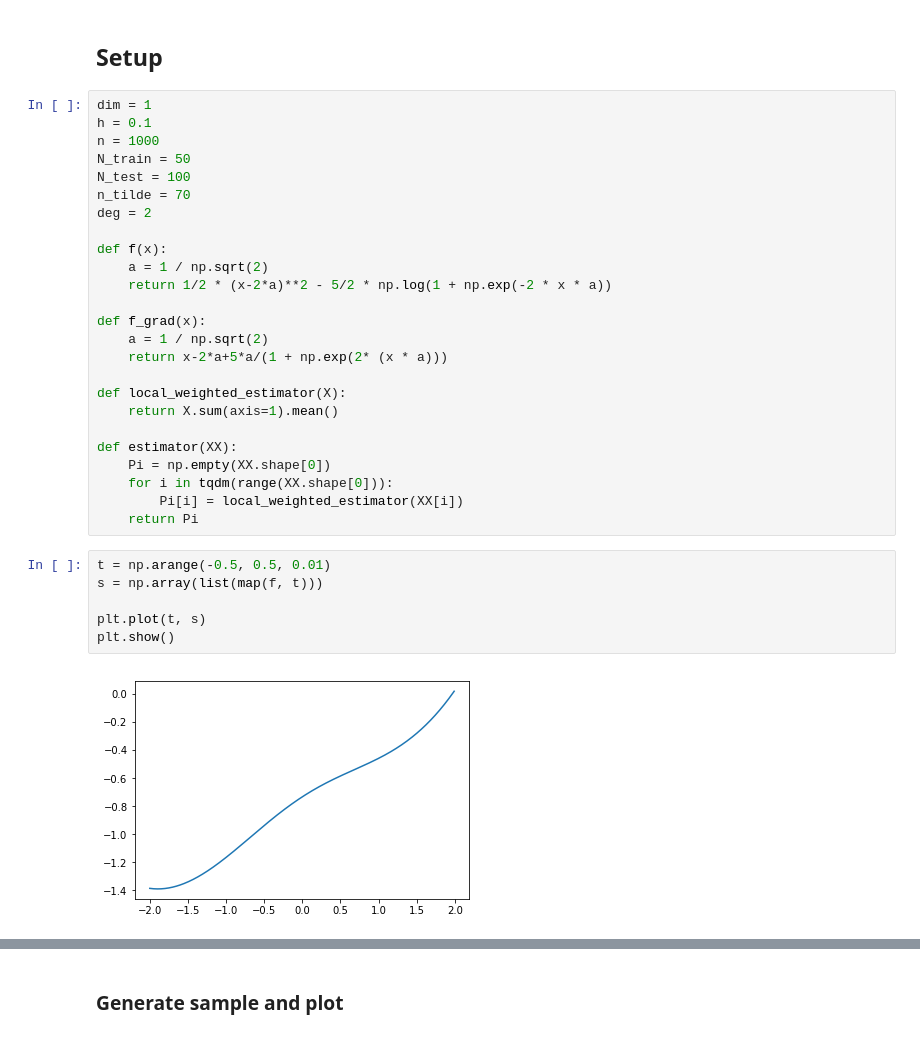
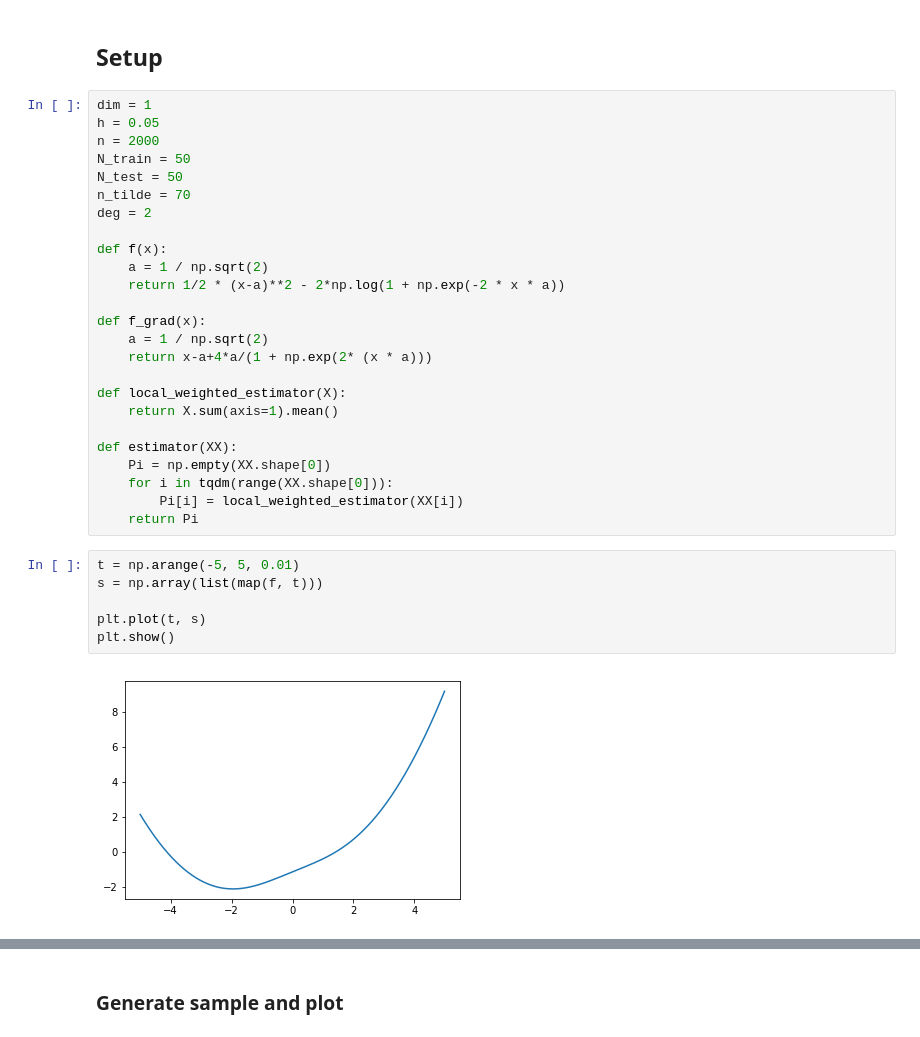
Before and after one commit to ShagadatovNurlan/VR-MCMC, a Jupyter notebook: custom_1d.ipynb, the cells around one changed output, grey strips where cells are left out. Cells and saved outputs as stored; diff of their text form.

```diff
--- a/custom_1d.ipynb
+++ b/custom_1d.ipynb
@@ -10,20 +10,20 @@ from Code import ZVnbrosse
 ## Setup
 # %%
 dim = 1
-h = 0.1
-n = 1000
+h = 0.05
+n = 2000
 N_train = 50
-N_test = 100
+N_test = 50
 n_tilde = 70
 deg = 2
 
 def f(x):
     a = 1 / np.sqrt(2)
-    return 1/2 * (x-2*a)**2 - 5/2 * np.log(1 + np.exp(-2 * x * a))
+    return 1/2 * (x-a)**2 - 2*np.log(1 + np.exp(-2 * x * a))
 
 def f_grad(x):
     a = 1 / np.sqrt(2)
-    return x-2*a+5*a/(1 + np.exp(2* (x * a)))
+    return x-a+4*a/(1 + np.exp(2* (x * a)))
 
 def local_weighted_estimator(X):
     return X.sum(axis=1).mean()
@@ -34,11 +34,11 @@ def estimator(XX):
         Pi[i] = local_weighted_estimator(XX[i])
     return Pi
 # %%
-t = np.arange(-0.5, 0.5, 0.01)
+t = np.arange(-5, 5, 0.01)
 s = np.array(list(map(f, t)))
 
 plt.plot(t, s)
 plt.show()
 # %% [output]
-[figure, old version]
+[figure, new version]
 # %%
```
Also changed, not shown: parts of 18 cells of this notebook, 4 other files.
